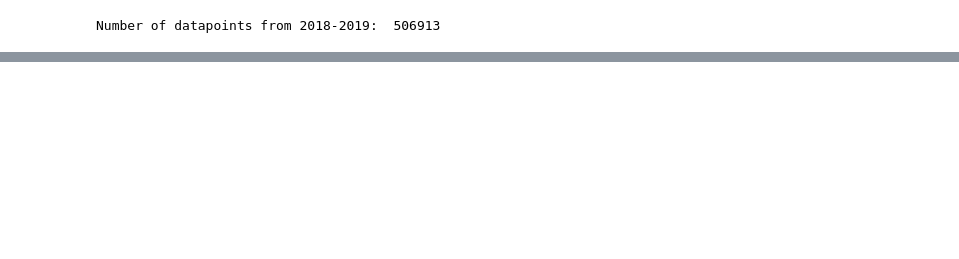
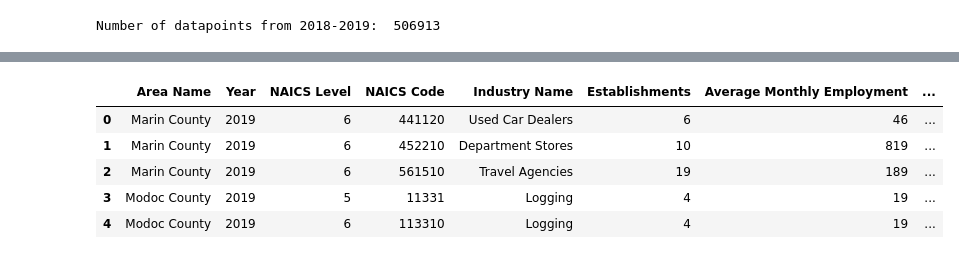
Before and after one commit to ericstratford/predictable-residence, a Jupyter notebook: CA_Residence_Prediction.ipynb, the cells around one changed output, grey strips where cells are left out. Cells and saved outputs as stored; diff of their text form; code cells hidden in the pictures; blank space fills up the shorter version.

```diff
--- a/CA_Residence_Prediction.ipynb
+++ b/CA_Residence_Prediction.ipynb
@@ -148,0 +248,46 @@ print(df.shape)
+# %%
+#Too many industries, let's use NAICS code structure to generalize them into broader catgeories
+sector_dict = {
+    11 : "Agriculture, Forestry, Fishing and Hunting",
+    21 : "Mining, Quarrying, and Oil and Gas Extraction",
+    22 : "Utilities",
+    23 : "Construction",
+    31 : "Manufacturing",
+    32 : "Manufacturing",
+    33 : "Manufacturing",
+    42 : "Wholesale Trade",
+    44 : "Retail Trade",
+    45 : "Retail Trade",
+    48 : "Transportation and Warehousing",
+    49 : "Transportation and Warehousing",
+    51 : "Information",
+    52 : "Finance and Insurance",
+    53 : "Real Estate and Rental and Leasing",
+    54 : "Professional, Scientific, and Technical Services",
+    55 : "Management of Companies and Enterprises",
+    56 : "Administrative and Support and Waste Management and Remediation Services",
+    61 : "Educational Services",
+    62 : "Health Care and Social Assistance",
+    71 : "Arts, Entertainment, and Recreation",
+    72 : "Accommodation and Food Services",
+    81 : "Other Services (except Public Administration)",
+    92 : "Public Administration",
+    928110 : "Military",
+}
+
+def map_sector(row):
+    # Check first for military code
+    if row['NAICS Code'] == 928110:
+        return sector_dict.get(928110)
+    # Otherwise use sector dictionary ... otherwise use 'Industry Name'
+    return sector_dict.get(int(str(row['NAICS Code'])[:2]), row['Industry Name'])
+
+df['Sector'] = df.apply(map_sector, axis=1)
+df.head()
+# %% [output]
+|  | Area Name | Year | NAICS Level | NAICS Code | Industry Name | Establishments | Average Monthly Employment | ... |
+| 0 | Marin County | 2019 | 6 | 441120 | Used Car Dealers | 6 | 46 | ... |
+| 1 | Marin County | 2019 | 6 | 452210 | Department Stores | 10 | 819 | ... |
+| 2 | Marin County | 2019 | 6 | 561510 | Travel Agencies | 19 | 189 | ... |
+| 3 | Modoc County | 2019 | 5 | 11331 | Logging | 4 | 19 | ... |
+| 4 | Modoc County | 2019 | 6 | 113310 | Logging | 4 | 19 | ... |
```
Also changed, not shown: parts of 42 cells of this notebook.
